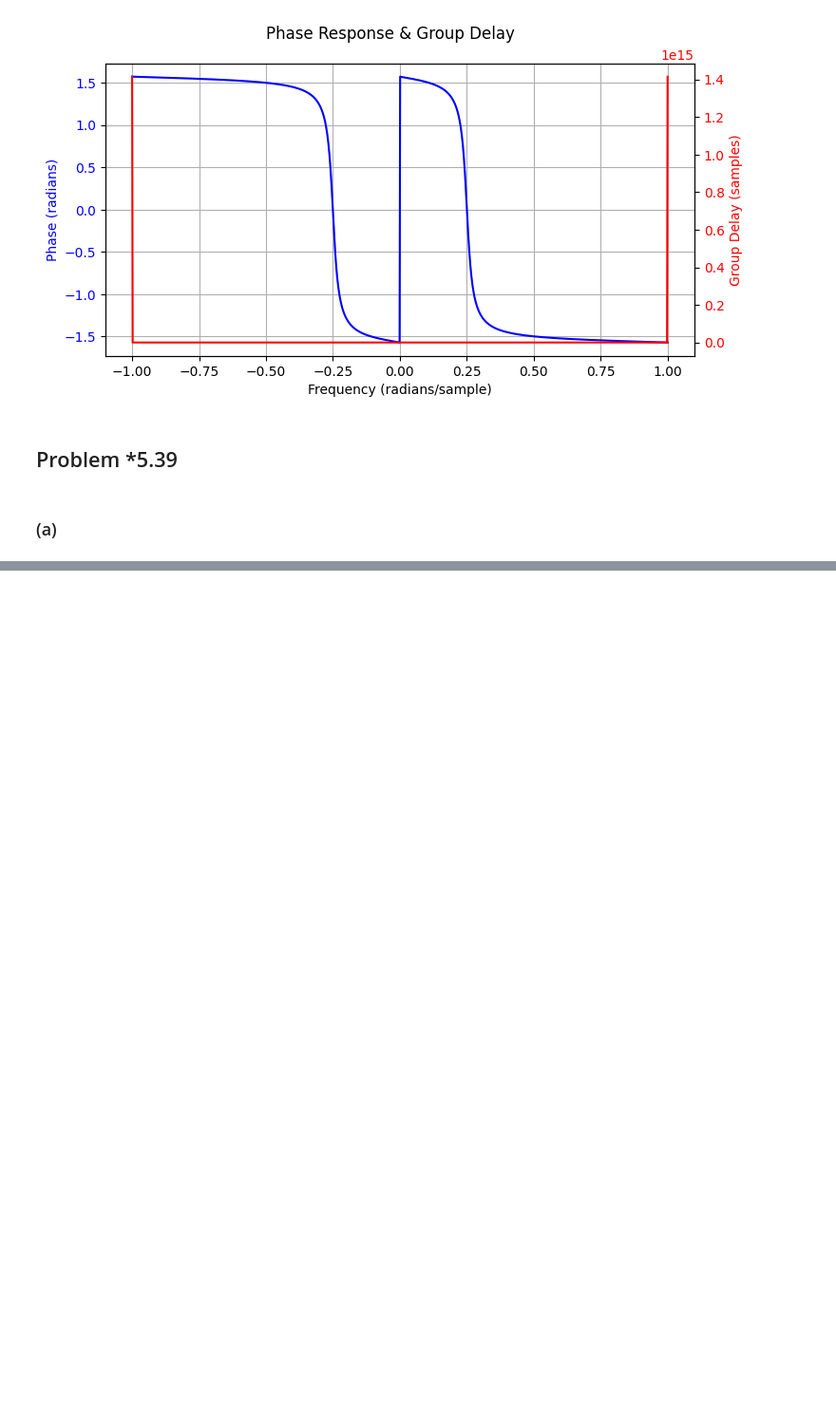
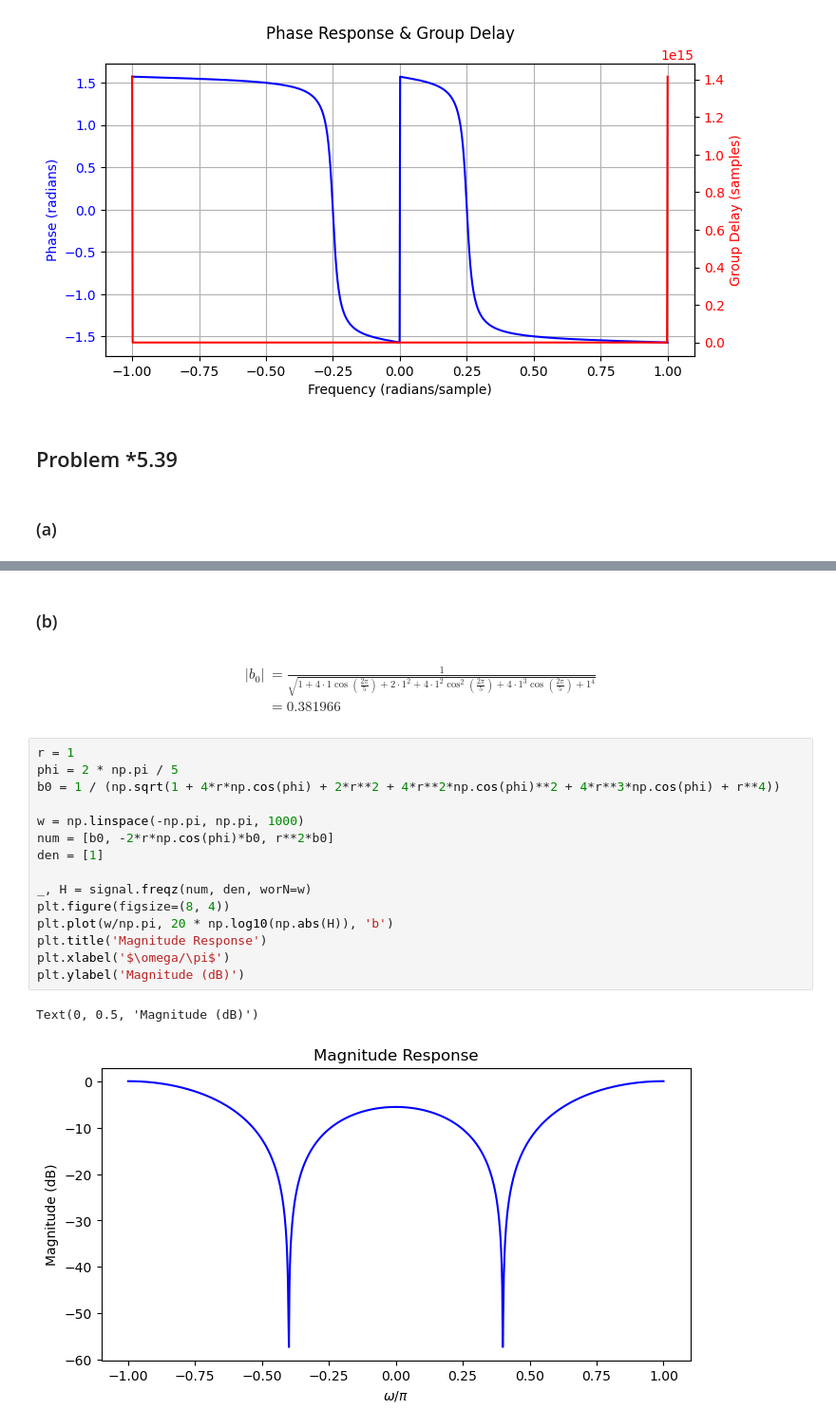
Before and after one commit to Khanrik/UniFolder, a Jupyter notebook: 4. Semester/Diskret-tids signalbehandling/TØ/Uge 8/Uge 8.ipynb, the cells around one changed output, grey strips where cells are left out. Shown at 95% size. Saved outputs shown, nothing was run; the diff lists cells and outputs as text; blank space fills up the shorter version.

```diff
--- a/4. Semester/Diskret-tids signalbehandling/TØ/Uge 8/Uge 8.ipynb
+++ b/4. Semester/Diskret-tids signalbehandling/TØ/Uge 8/Uge 8.ipynb
@@ -108,0 +140,25 @@ plt.show()
+# %% [markdown]
+### (b)
+# %% [markdown]
+\begin{align*}
+|b_{0}| &= \frac{1}{\sqrt{ 1 + 4 \cdot 1 \cos(\frac{2\pi}{5}) + 2 \cdot 1^{2} + 4 \cdot 1^{2}\cos ^{2}(\frac{2\pi}{5}) + 4 \cdot 1 ^{3}\cos(\frac{2\pi}{5}) + 1^{4} }}\\
+&= 0.381966
+\end{align*}
+# %%
+r = 1
+phi = 2 * np.pi / 5
+b0 = 1 / (np.sqrt(1 + 4*r*np.cos(phi) + 2*r**2 + 4*r**2*np.cos(phi)**2 + 4*r**3*np.cos(phi) + r**4))
+
+w = np.linspace(-np.pi, np.pi, 1000)
+num = [b0, -2*r*np.cos(phi)*b0, r**2*b0]
+den = [1]
+
+_, H = signal.freqz(num, den, worN=w)
+plt.figure(figsize=(8, 4))
+plt.plot(w/np.pi, 20 * np.log10(np.abs(H)), 'b')
+plt.title('Magnitude Response')
+plt.xlabel('$\omega/\pi$')
+plt.ylabel('Magnitude (dB)')
+# %% [output]
+Text(0, 0.5, 'Magnitude (dB)')
+[figure, added]
```
Also changed, not shown: parts of 11 cells of this notebook, 6 other files.
